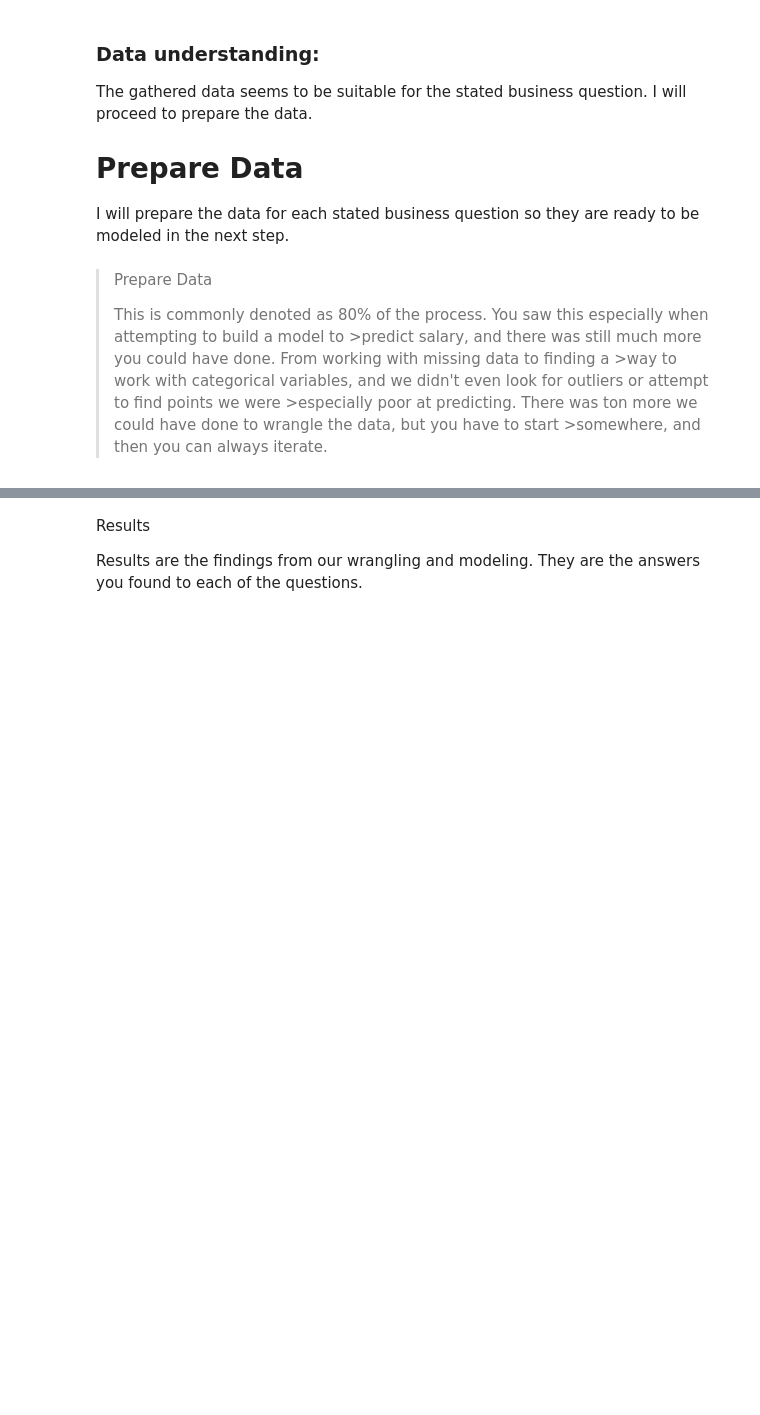
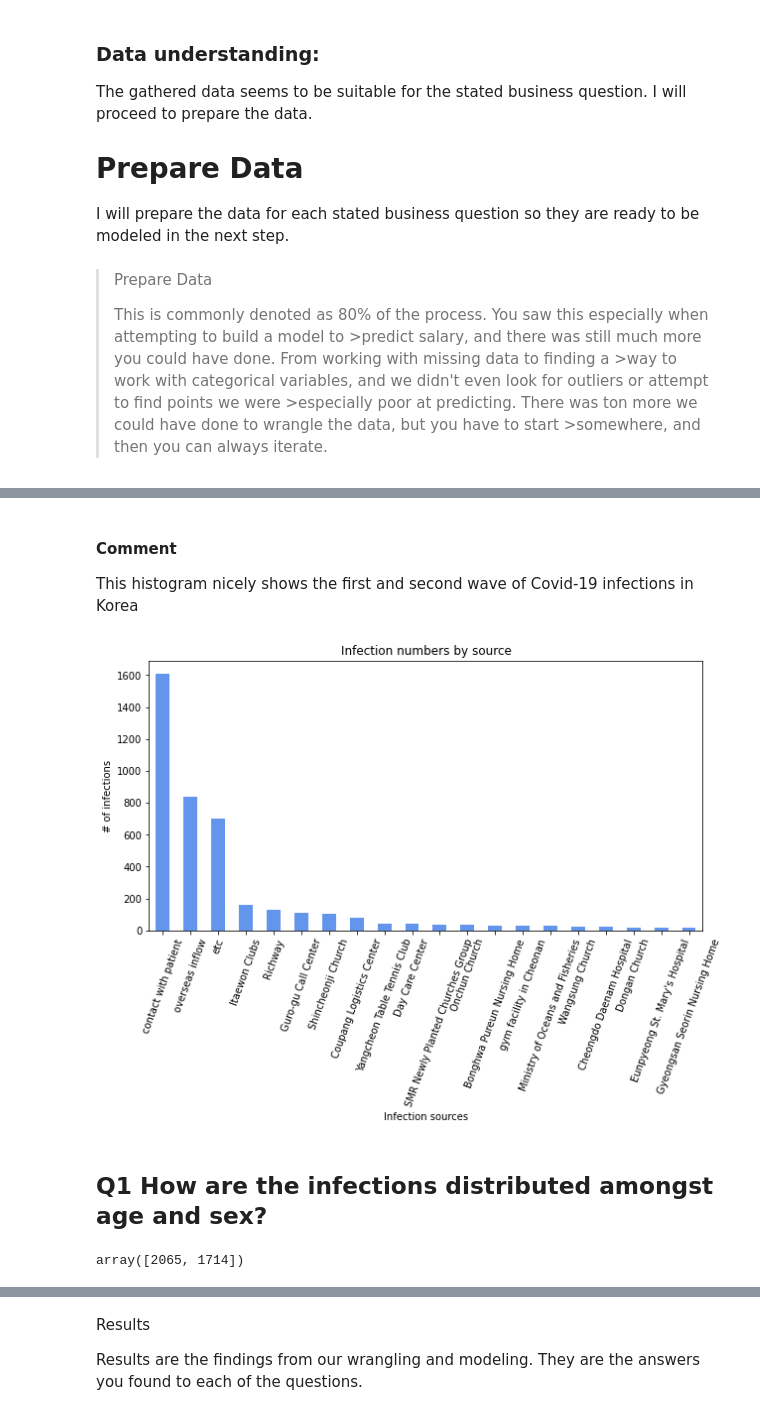
Before and after one commit to Jannis12324/korean_covid-19_patient_data_analysis, a Jupyter notebook: korean_covid-19_patients_data.ipynb, the cells around one changed output, grey strips where cells are left out. Drawn from its saved outputs; the diff is of its cells as text; code cells hidden in the pictures; blank space fills up the shorter version.

```diff
--- a/korean_covid-19_patients_data.ipynb
+++ b/korean_covid-19_patients_data.ipynb
@@ -168,0 +273,18 @@ We were finally able to model the data, but we had some back and forth with step
+# %% [markdown]
+#### Comment
+This histogram nicely shows the first and second wave of Covid-19 infections in Korea
+# %%
+general_df.infection_case.value_counts().iloc[:20].plot(kind = "bar", figsize = (10,5), color = colors[0])
+plt.xticks(rotation = 70)
+plt.title("Infection numbers by source")
+plt.ylabel("# of infections")
+plt.xlabel("Infection sources");
+# %% [output]
+[figure, added]
+# %% [markdown]
+
+## Q1 How are the infections distributed amongst age and sex?
+# %%
+q1_df["sex"].value_counts().values
+# %% [output]
+array([2065, 1714])
```
Also changed, not shown: parts of 34 cells of this notebook.
